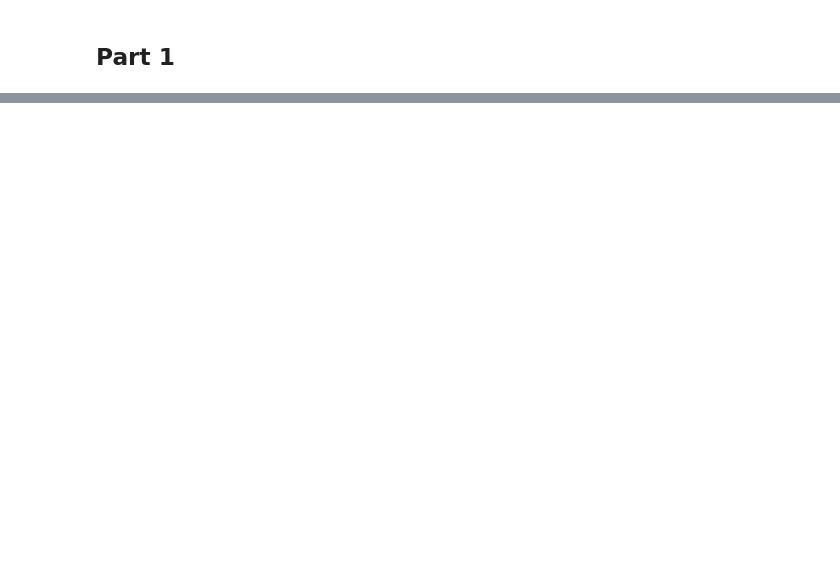
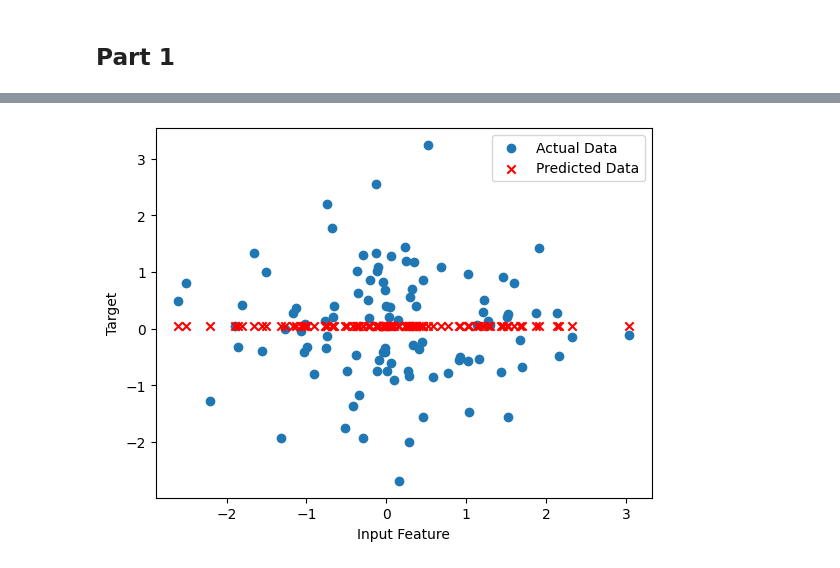
Before and after one commit to sonjaove/IISERB-ML-DL-course, a Jupyter notebook: answers/assignment_7_vedanshi.ipynb, the cells around one changed output, grey strips where cells are left out. Saved outputs shown, nothing was run; the diff lists cells and outputs as text; code cells hidden in the pictures; blank space fills up the shorter version.

```diff
--- a/answers/assignment_7_vedanshi.ipynb
+++ b/answers/assignment_7_vedanshi.ipynb
@@ -70,0 +221,26 @@ class ANN_from_scratch():
+# %%
+model = RegressionNN()
+# Loss function
+criterion = nn.MSELoss()
+
+# Optimizer
+optimizer = optim.Adam(model.parameters(), lr=0.001)
+x_train = torch.randn(100, 1)
+y_train = torch.randn(100, 1)
+# %%
+num_epochs = 10000
+for epoch in range(num_epochs):
+    model.train()  # Set the model to training mode
+
+    # Forward pass
+    outputs = model(x_train)
+    loss = criterion(outputs, y_train)
+
+    # Backward pass and optimization
+    optimizer.zero_grad()  # Clear the gradients
+    loss.backward()        # Compute gradients
+    optimizer.step()       # Update the weights
+
+    # Print loss every 100 epochs
+    if (epoch+1) % 100 == 0:
+        print(f'Epoch [{epoch+1}/{num_epochs}], Loss: {loss.item():.4f}')
@@ -70,0 +265,16 @@ class ANN_from_scratch():
+# %%
+import matplotlib.pyplot as plt
+
+model.eval()  # Set the model to evaluation mode
+with torch.no_grad():  # Disable gradient calculation
+    predictions = model(x_train).detach().numpy()
+    actual = y_train.numpy()
+
+plt.scatter(x_train.numpy(), actual, label='Actual Data')
+plt.scatter(x_train.numpy(), predictions, label='Predicted Data', color='r', marker='x')
+plt.xlabel('Input Feature')
+plt.ylabel('Target')
+plt.legend()
+plt.show()
+# %% [output]
+[figure, added]
```
Also changed, not shown: parts of 18 cells of this notebook, 11 other files.
